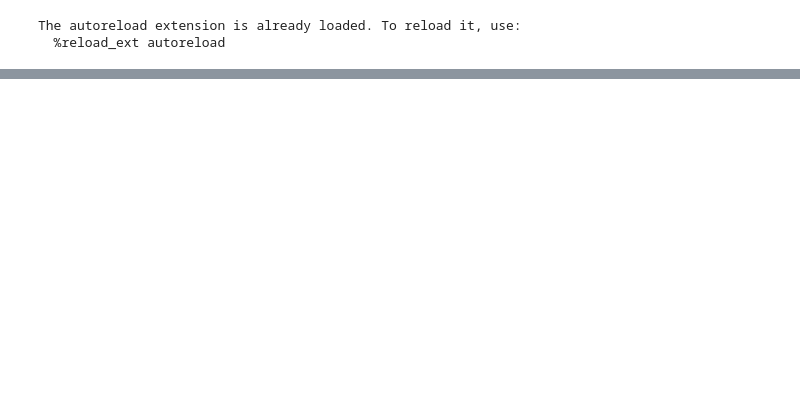
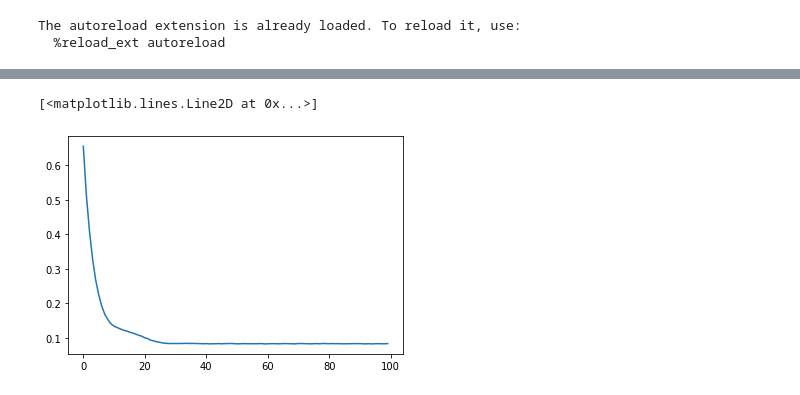
Before and after one commit to matibilkis/sandra, a Jupyter notebook: Untitled.ipynb, the cells around one changed output, grey strips where cells are left out. Saved outputs shown, nothing was run; the diff lists cells and outputs as text; code cells hidden in the pictures; blank space fills up the shorter version.

```diff
--- a/Untitled.ipynb
+++ b/Untitled.ipynb
@@ -25,3 +17,8 @@ decoder = Decoder()
 sindy = SINDy()
 
 models = [encoder, decoder, sindy]
+
+metamodel = MetaModel(models, bs=25,Nt=5)
+
+x = tf.random.uniform((50,metamodel.Nt,128))
+x_dot = tf.random.uniform((50,metamodel.Nt,128))
@@ -27,0 +82,2 @@ models = [encoder, decoder, sindy]
+# %%
+history = metamodel.fit(x=x, y=x_dot, epochs=100, batch_size=metamodel.bs)
@@ -28 +102,6 @@ models = [encoder, decoder, sindy]
+# %%
+plt.plot(history.history["energy"])
+# %% [output]
+[<matplotlib.lines.Line2D at 0x...>]
+[figure, added]
 # %%
```
Also changed, not shown: parts of 26 cells of this notebook, 3 other files.
